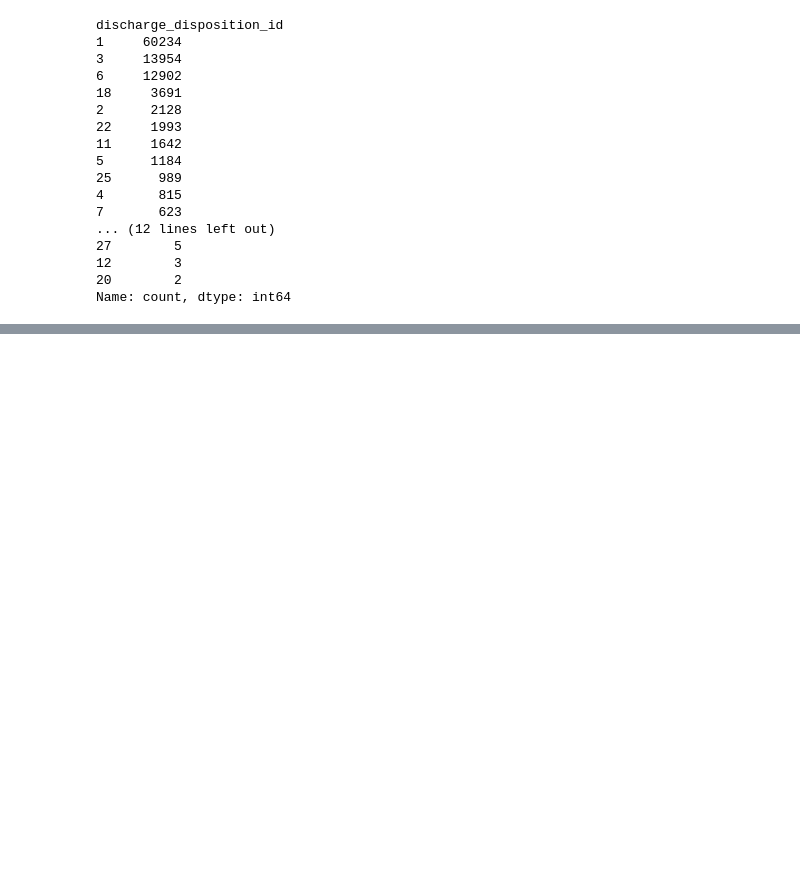
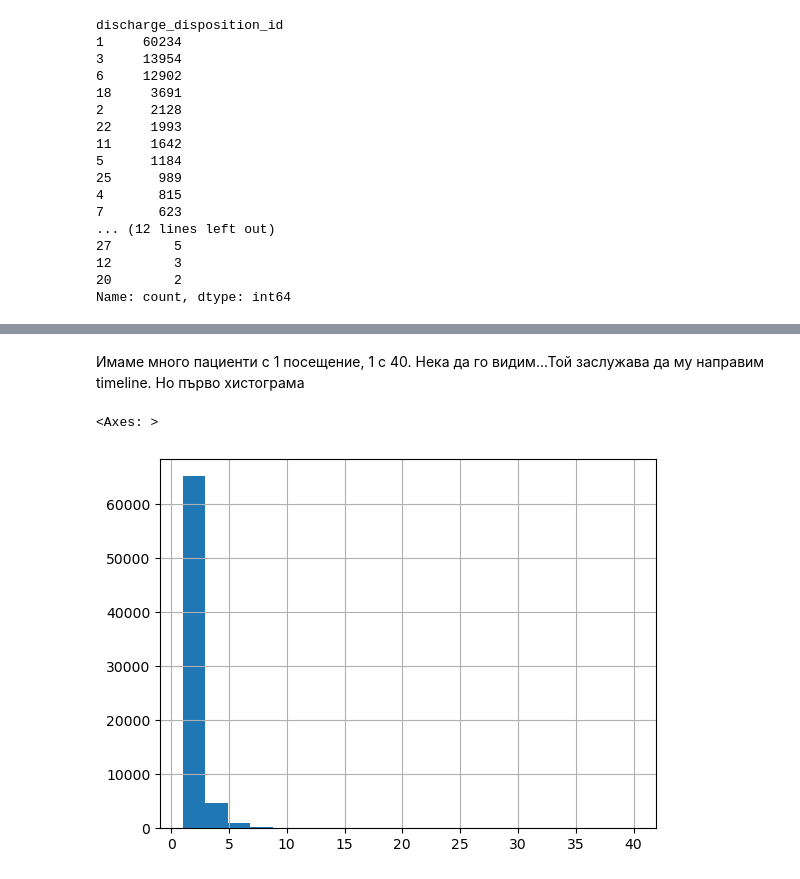
Before and after one commit to rainbou1/Machine-Learning, a Jupyter notebook: 01.Introduction_To_Machine_Learning/Introduction_To_Machine_Learning.ipynb, the cells around one changed output, grey strips where cells are left out. Cells and saved outputs as stored; diff of their text form; code cells hidden in the pictures; blank space fills up the shorter version.

```diff
--- a/01.Introduction_To_Machine_Learning/Introduction_To_Machine_Learning.ipynb
+++ b/01.Introduction_To_Machine_Learning/Introduction_To_Machine_Learning.ipynb
@@ -164,0 +215,7 @@ Name: count, dtype: int64
+# %% [markdown]
+Имаме много пациенти с 1 посещение, 1 с 40. Нека да го видим...Той заслужава да му направим timeline. Но първо хистограма
+# %%
+diabetes_data.patient_nbr.value_counts().hist(bins = 20)
+# %% [output]
+<Axes: >
+[figure, added]
```
Also changed, not shown: parts of 75 cells of this notebook.
